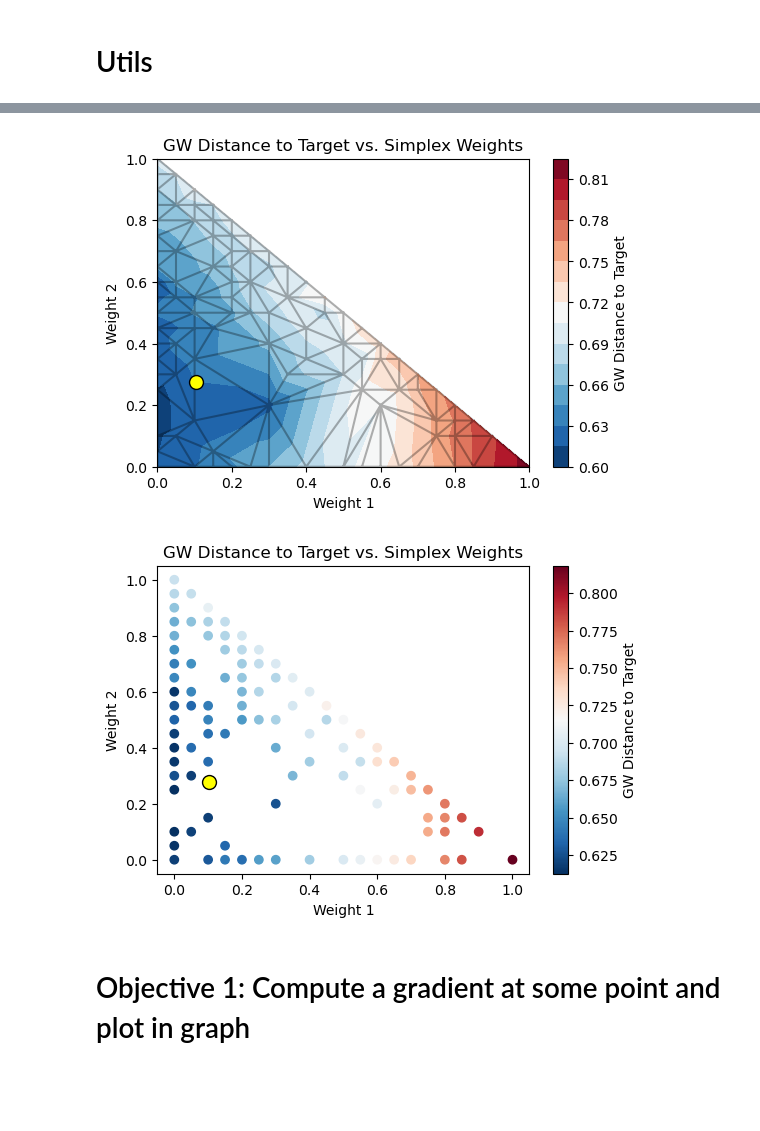
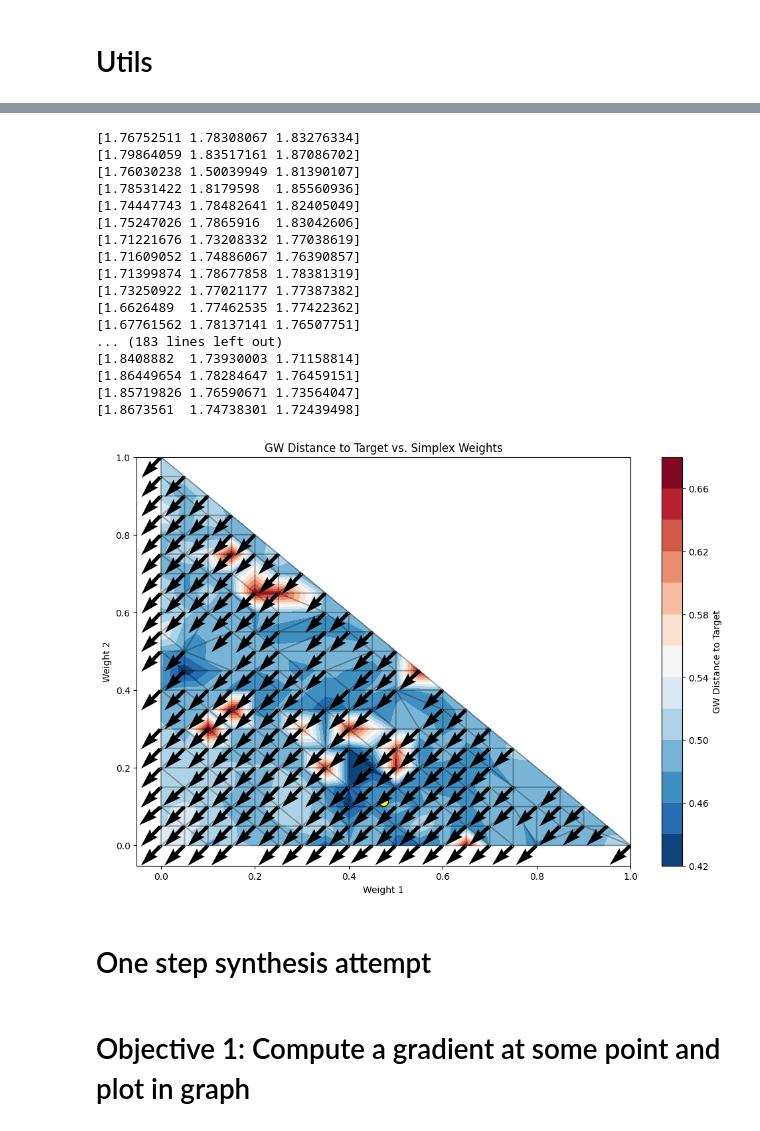
Before and after one commit to RocioDM/GW_BCM, a Jupyter notebook: 25-Experiment.ipynb, the cells around one changed output, grey strips where cells are left out. Saved outputs shown, nothing was run; the diff lists cells and outputs as text; code cells hidden in the pictures; blank space fills up the shorter version.

```diff
--- a/25-Experiment.ipynb
+++ b/25-Experiment.ipynb
@@ -194,31 +240,89 @@ simplex_gromov_wasserstein_distances_to_target = bary_dist_data['simplex_gromov_
 # %%
 import matplotlib.tri as tri
 
 # Compute analysis of target
 _, lambdas = utils.get_lambdas_constraints(deformed_dist_matrices,deformed_measures,target_dist_matrix, target_measure)
 
 # Clean up NaN values for plotting
 z = simplex_gromov_wasserstein_distances_to_target
 mask = np.isnan(z)
 z_masked = z[~mask]
 x_grid_points = simplex_grid_points[~mask,0]
 y_grid_points = simplex_grid_points[~mask,1]
+z_grid_points = simplex_grid_points[~mask,2]
 
 # Plot GW distances to target vs. simplex weights
-plt.figure(figsize=(6,4))
+plt.figure(figsize=(12,8))
 plt.tricontourf(x_grid_points, y_grid_points, z_masked, levels=14, cmap="RdBu_r")
 plt.colorbar(label='GW Distance to Target')
 plt.xlabel('Weight 1')
 plt.ylabel('Weight 2')
 plt.title('GW Distance to Target vs. Simplex Weights')
 # Add triangulation grid
 triang = tri.Triangulation(x_grid_points, y_grid_points)
 plt.triplot(triang, color='k', alpha=0.3)
 plt.scatter(lambdas[0], lambdas[1], color='yellow', s=100, edgecolor='k', label='Computed Weights')
+
+
+_, lambdas_it = utils.get_lambdas_constraints(deformed_dist_matrices,deformed_measures,target_dist_matrix, target_measure)
+
+
+lambdas_diff = np.zeros_like(lambdas_it)
+
+grad_lambda_list = []
+for idx in range(len(x_grid_points)):
+#for idx in range(40,60):
+    lambdas_it = np.array([x_grid_points[idx],y_grid_points[idx],z_grid_points[idx]])
+    lambdas_diff = np.zeros_like(lambdas_it)
+
+
+    eta = 1e-3
+    for _ in range(1):
+        barycenter_dist_matrix = ot.gromov.gromov_barycenters(
+                deformed_dist_matrices[0].shape[0],
+                Cs = deformed_dist_matrices,
+                lambdas=lambdas_it,
+                loss_fun='square_loss'
+            )
+
+        F_list = get_Fs(deformed_dist_matrices,deformed_measures,barycenter_dist_matrix, target_measure)
+        X_tilde_lambda =  sum(lambdas_it[s] * F_list[s] for s in range(len(F_list))).reshape(target_dist_matrix.shape)
+
+        pi_matrix = ot.gromov.gromov_wasserstein(X_tilde_lambda , target_dist_matrix,
+                                                target_measure, target_measure)
+
+        U = compute_U_numpy(X_tilde_lambda,target_dist_matrix,pi_matrix)
+        for s in range(len(lambdas_it)):
+            lambdas_diff[s] =  np.sum(U * F_list[s])
+            lambdas_it[s] = lambdas_it[s] - eta * lambdas_diff[s]
+        print(lambdas_diff)
+        plt.scatter(lambdas_it[0], lambdas_it[1], color='yellow', s=5, edgecolor='k', label='Computed Weights')
+        plt.quiver(lambdas_it[0], lambdas_it[1], -lambdas_diff[0],-lambdas_diff[1])
+
+
+
 plt.show()
 # %% [output]
+[1.76752511 1.78308067 1.83276334]
+[1.79864059 1.83517161 1.87086702]
+[1.76030238 1.50039949 1.81390107]
+[1.78531422 1.8179598  1.85560936]
+[1.74447743 1.78482641 1.82405049]
+[1.75247026 1.7865916  1.83042606]
+[1.71221676 1.73208332 1.77038619]
+[1.71609052 1.74886067 1.76390857]
+[1.71399874 1.78677858 1.78381319]
+[1.73250922 1.77021177 1.77387382]
+[1.6626489  1.77462535 1.77422362]
+[1.67761562 1.78137141 1.76507751]
+... (183 lines left out)
+[1.8408882  1.73930003 1.71158814]
+[1.86449654 1.78284647 1.76459151]
+[1.85719826 1.76590671 1.73564047]
+[1.8673561  1.74738301 1.72439498]
-[figure, old version]
+[figure, new version]
-[figure, removed]
+# %% [markdown]
+# One step synthesis attempt
 # %% [markdown]
 # Objective 1: Compute a gradient at some point and plot in graph
 # %%
```
Also changed, not shown: parts of 6 cells of this notebook, 1 other file.
